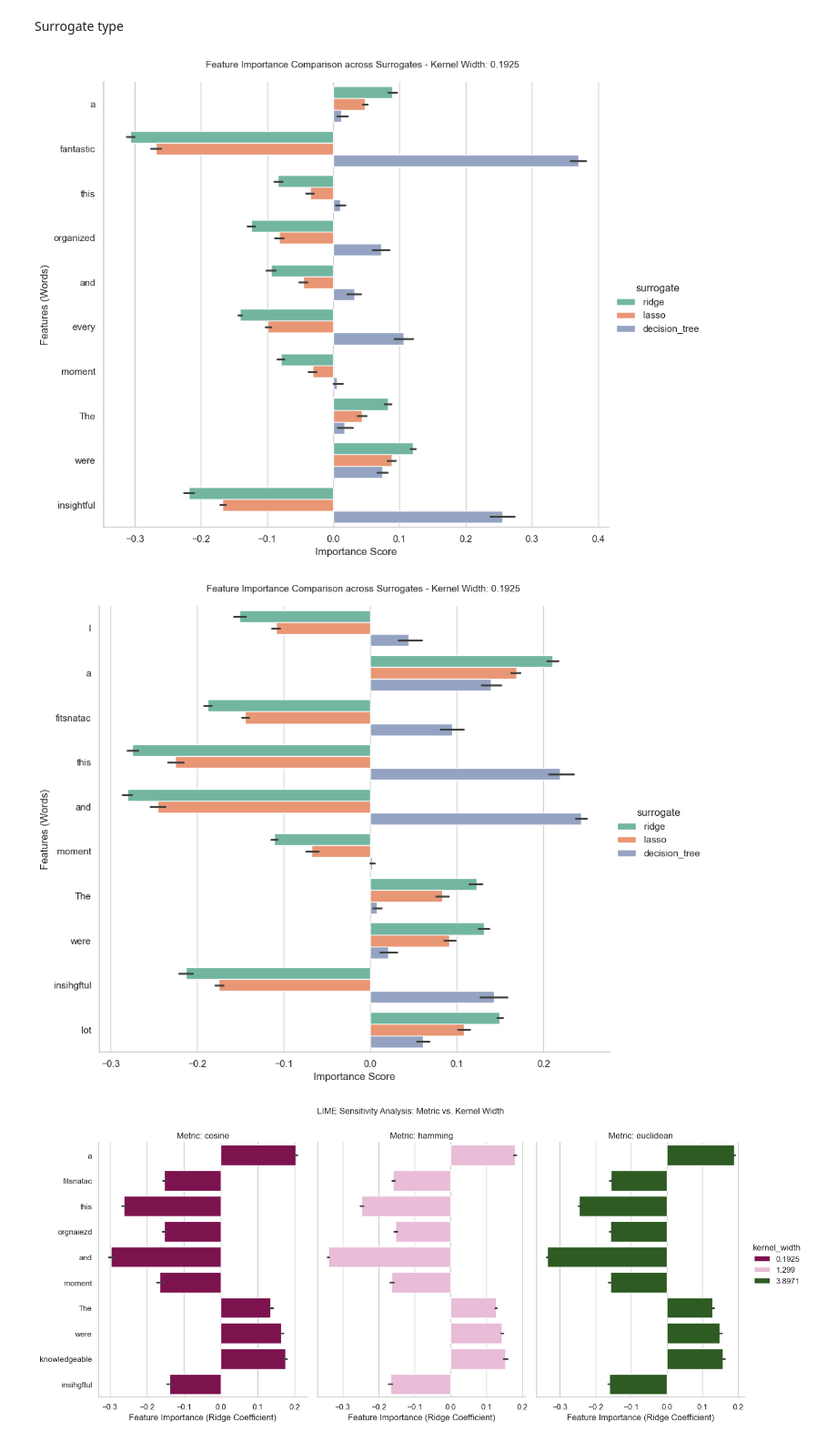
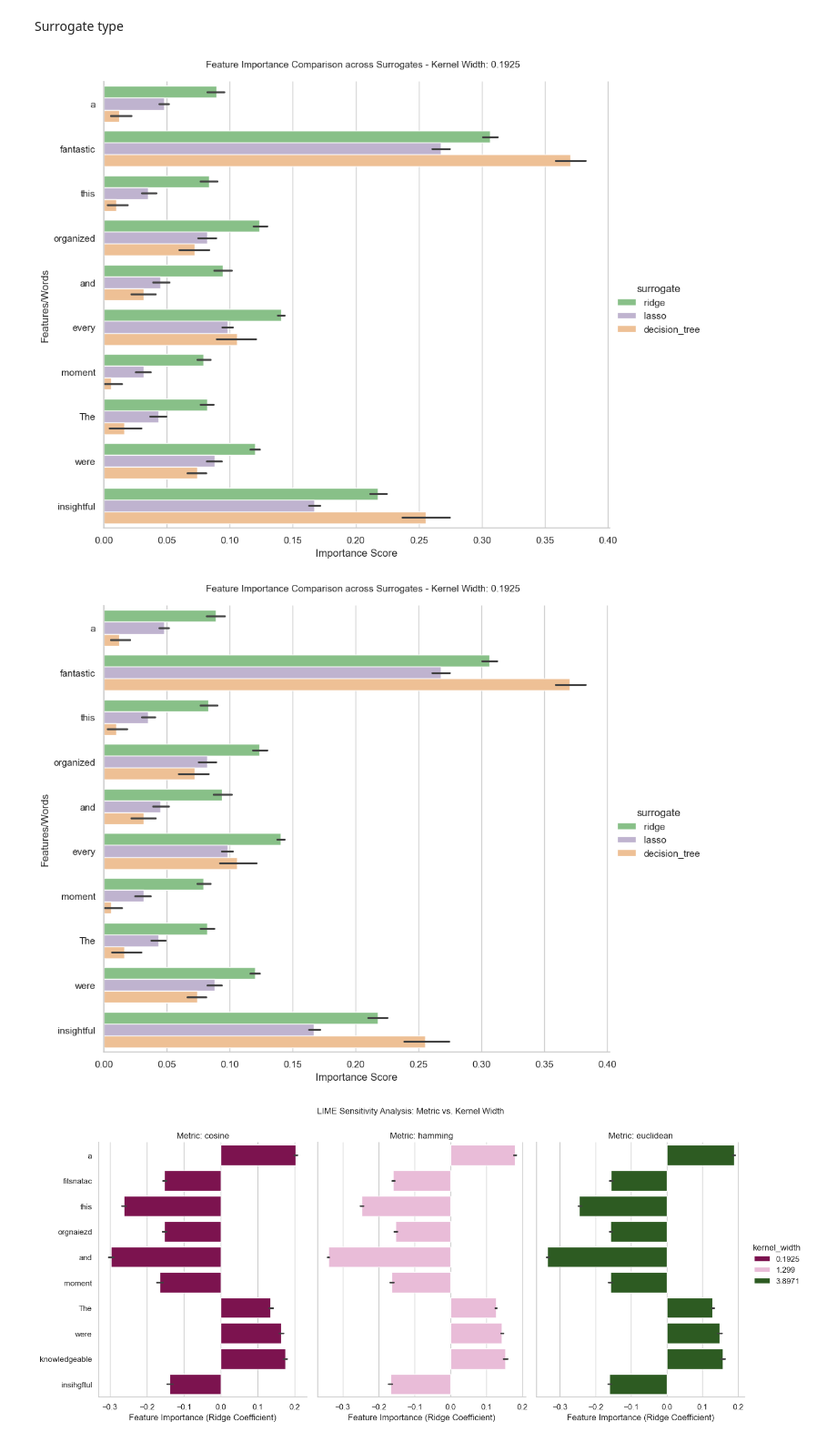
Before and after one commit to Oumaymabamoh/thesis-eval-synthetic-data-lime-nlp, a Jupyter notebook: results/LIME_evaluation.ipynb, the cells around one changed output. Shown at 91% size. Saved outputs shown, nothing was run; the diff lists cells and outputs as text; code cells hidden in the pictures.

```diff
--- a/results/LIME_evaluation.ipynb
+++ b/results/LIME_evaluation.ipynb
@@ -347,89 +337,86 @@ import seaborn as sns
 import matplotlib.pyplot as plt
 
 # Aggregation and Filtering
-top_words = (
-    df_surrogates_clean.groupby('word')['importance']
-    .apply(lambda x: x.abs().mean())
-    .sort_values(ascending=False)
-    .head(10)
-    .index
-)
-df_filtered = df_surrogates_clean[df_surrogates_clean['word'].isin(top_words)]
+# calculate absolute importance for ranking
+df_surrogates_clean['abs_importance'] = df_surrogates_clean['importance'].abs()
+
+# Get top 10 most influential words overall
+top_words = df_surrogates_clean.groupby('word')['abs_importance'].mean().nlargest(10).index
+df_plot = df_surrogates_clean[df_surrogates_clean['word'].isin(top_words)]
 
 # Visualization
 sns.set_theme(style="whitegrid")
 
 # sns.catplot returns a FacetGrid object (g), not a standard Axes object
 g = sns.catplot(
-    data=df_filtered,
+    data=df_plot,
     kind='bar',
-    x='importance',    # Horizontal bars (swap x and y for vertical)
+    x='abs_importance',    # Horizontal bars (swap x and y for vertical)
     y='word',
     hue='surrogate',
     height=8,
     aspect=1.2,
-    palette='Set2',
+    palette='Accent',
     legend=True        # Built-in legend handling
 )
 
 # Customizing the plot via the FacetGrid 'g'
 kernel_val = df_surrogates_clean['kernel_width'].iloc[0]
 
-g.set_axis_labels("Importance Score", "Features (Words)")
+g.set_axis_labels("Importance Score", "Features/Words")
 g.fig.suptitle(f'Feature Importance Comparison across Surrogates - Kernel Width: {kernel_val}',
                fontsize=11, y=1.02)
 
 plt.xticks(rotation=0)
-
+plt.savefig("/Users/oumaymabamoh/Desktop/thesis-evaluation-synthetic-data-lime-nlp/results/surrogate_stability_experiment.png")
 plt.show()
 # %% [output]
-[figure, old version]
+[figure, new version]
 # %%
 import pandas as pd
 import seaborn as sns
 import matplotlib.pyplot as plt
 
 # Load your data
 df_surrogates_noisy = pd.read_csv('/Users/oumaymabamoh/Desktop/thesis-evaluation-synthetic-data-lime-nlp/outputs/lime/lime_perturb_surrogates_kernel_results.csv')
 
-top_words = (
-    df_surrogates_noisy.groupby('word')['importance']
-    .apply(lambda x: x.abs().mean())
-    .sort_values(ascending=False)
-    .head(10)
-    .index
-)
-df_filtered = df_surrogates_noisy[df_surrogates_noisy['word'].isin(top_words)]
+# calculate absolute importance for ranking
+df_surrogates_clean['abs_importance'] = df_surrogates_clean['importance'].abs()
+
+# Get top 10 most influential words overall
+top_words = df_surrogates_clean.groupby('word')['abs_importance'].mean().nlargest(10).index
+df_plot = df_surrogates_clean[df_surrogates_clean['word'].isin(top_words)]
+
 
 # Visualization
 sns.set_theme(style="whitegrid")
 
 # sns.catplot returns a FacetGrid object (g), not a standard Axes object
 g = sns.catplot(
-    data=df_filtered,
+    data=df_plot,
     kind='bar',
-    x='importance',    # Horizontal bars (swap x and y for vertical)
+    x='abs_importance',    # Horizontal bars (swap x and y for vertical)
     y='word',
     hue='surrogate',
     height=8,
     aspect=1.2,
-    palette='Set2',
+    palette='Accent',
     legend=True        # Built-in legend handling
 )
 
 # Customizing the plot via the FacetGrid 'g'
 kernel_val = df_surrogates_noisy['kernel_width'].iloc[0]
 
-g.set_axis_labels("Importance Score", "Features (Words)")
+g.set_axis_labels("Importance Score", "Features/Words")
 g.fig.suptitle(f'Feature Importance Comparison across Surrogates - Kernel Width: {kernel_val}',
                fontsize=11, y=1.02)
 
 # If you want to rotate labels (though less necessary for horizontal bars):
 plt.xticks(rotation=0)
-
+plt.savefig("/Users/oumaymabamoh/Desktop/thesis-evaluation-synthetic-data-lime-nlp/results/pert_surrogate_stability_experiment.png")
 plt.show()
 # %% [output]
-[figure, old version]
+[figure, new version]
 # %%
 import pandas as pd
 import seaborn as sns
```
Also changed, not shown: parts of 6 cells of this notebook.
